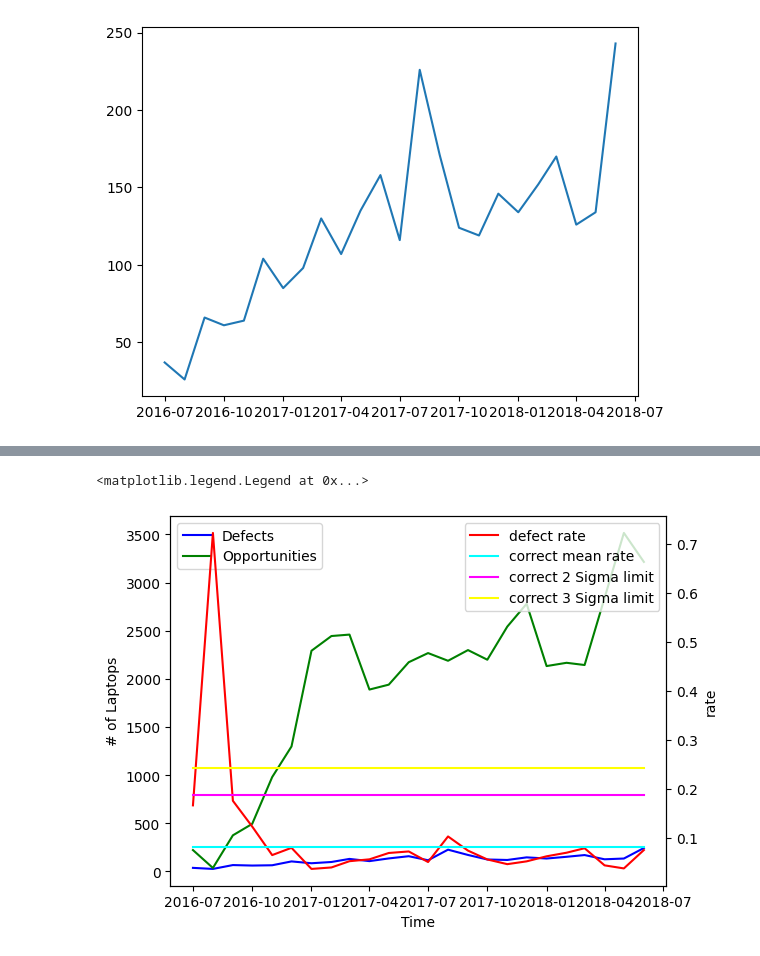
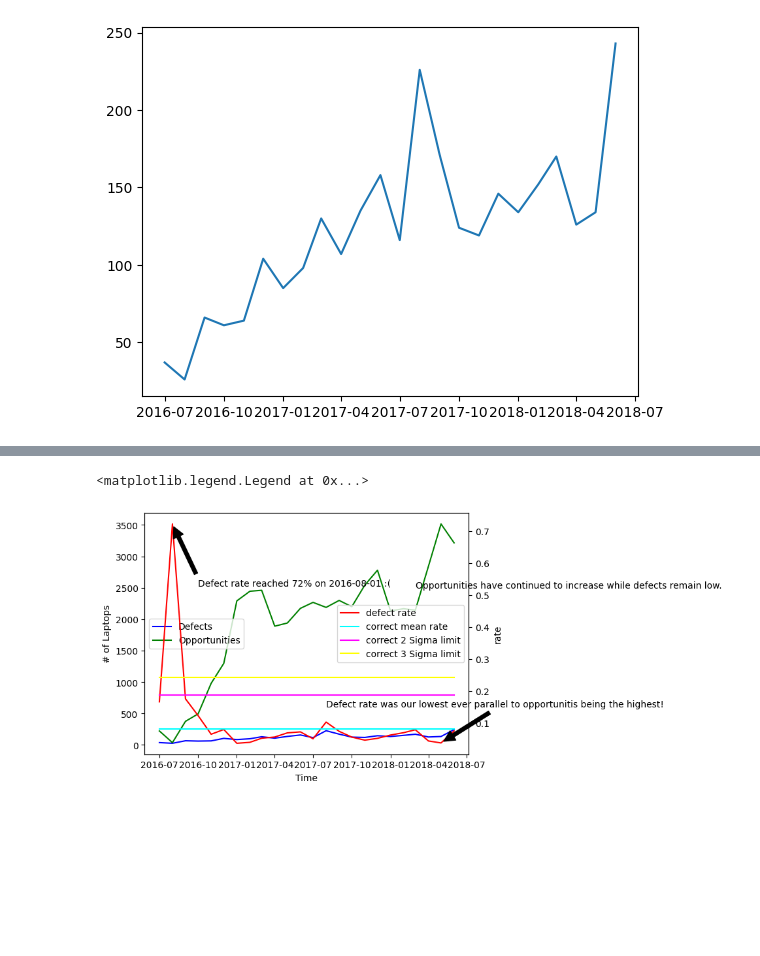
Before and after one commit to theAjforce/ds-mod1-0724-code-solutions, a Jupyter notebook: visualization-project-laptop-defects/visual.ipynb, the cells around one changed output, grey strips where cells are left out. Cells and saved outputs as stored; diff of their text form; code cells hidden in the pictures; blank space fills up the shorter version.

Commit message:
visual defects

```diff
--- a/visualization-project-laptop-defects/visual.ipynb
+++ b/visualization-project-laptop-defects/visual.ipynb
@@ -101,18 +101,20 @@ memory usage: 2.2+ KB
 # %%
 fig, ax1 = plt.subplots()
 ax1.set_xlabel("Time")
 ax1.set_ylabel("# of Laptops")
 ax1.plot("Month ID(YYYYMM)","Defects",color='blue',data=data)
 ax1.plot("Month ID(YYYYMM)","Opportunities",color='green',data=data)
-plt.legend()
+ax1.annotate("Opportunities have continued to increase while defects remain low.", xy=(data.loc[22, "Month ID(YYYYMM)"], 3516), xytext=(data.loc[20, "Month ID(YYYYMM)"],2500))
+plt.legend(loc='center left')
 ax2=ax1.twinx()
 ax2.set_ylabel('rate')
 ax2.plot("Month ID(YYYYMM)", "defect rate",color='red',data=data)
 ax2.plot("Month ID(YYYYMM)", "correct mean rate",color='cyan',data=data)
 ax2.plot("Month ID(YYYYMM)", "correct 2 Sigma limit",color='magenta',data=data)
 ax2.plot("Month ID(YYYYMM)", "correct 3 Sigma limit",color='yellow',data=data)
-ax2.annotate("Defect rate reached 72% on 2016-08-01", xy=(1.2,0.722), xytext=(2,0.53),arrowprops=dict(facecolor='black', shrink=0.05))
+ax2.annotate("Defect rate reached 72% on 2016-08-01 :(", xy=(data.loc[1,"Month ID(YYYYMM)"],0.722), xytext=(data.loc[3,"Month ID(YYYYMM)"],0.53),arrowprops=dict(facecolor='black', shrink=0.05))
+ax2.annotate("Defect rate was our lowest ever parallel to opportunitis being the highest!", xy=(data.loc[22, "Month ID(YYYYMM)"], 0.038), xytext=(data.loc[13, "Month ID(YYYYMM)"],.15),arrowprops=dict(facecolor='black', shrink=0.05))
 plt.legend()
 # %% [output]
 <matplotlib.legend.Legend at 0x...>
-[figure, old version]
+[figure, new version]
```
Also changed, not shown: 1 other file.
